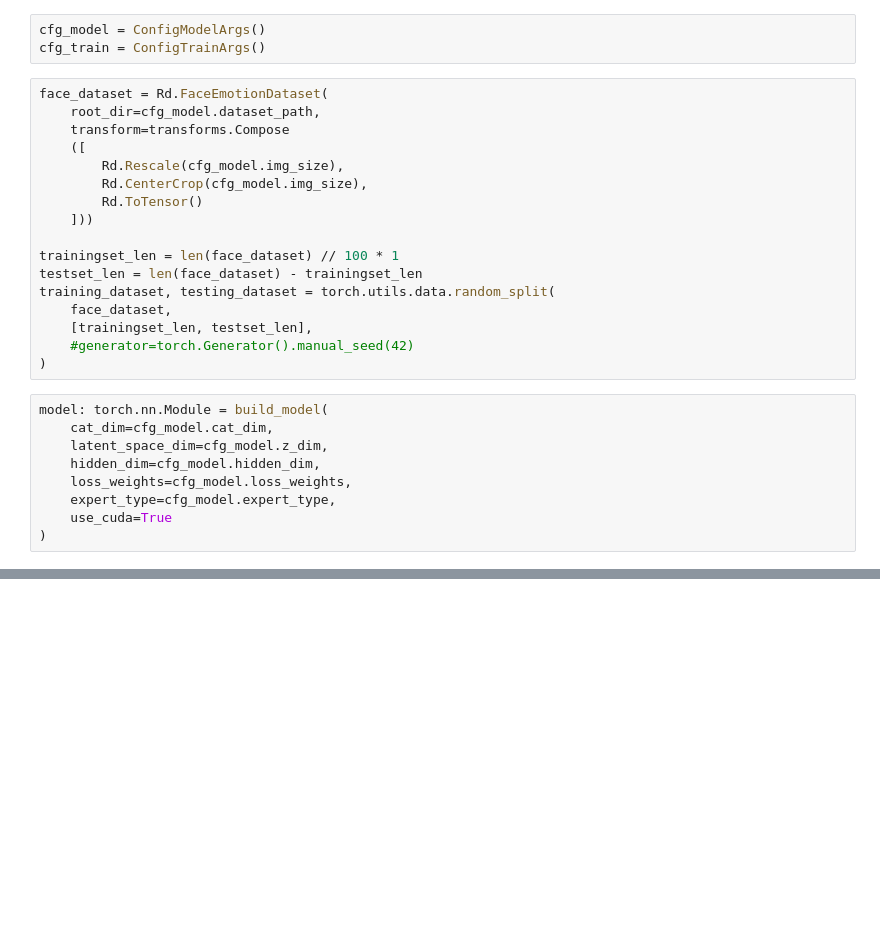
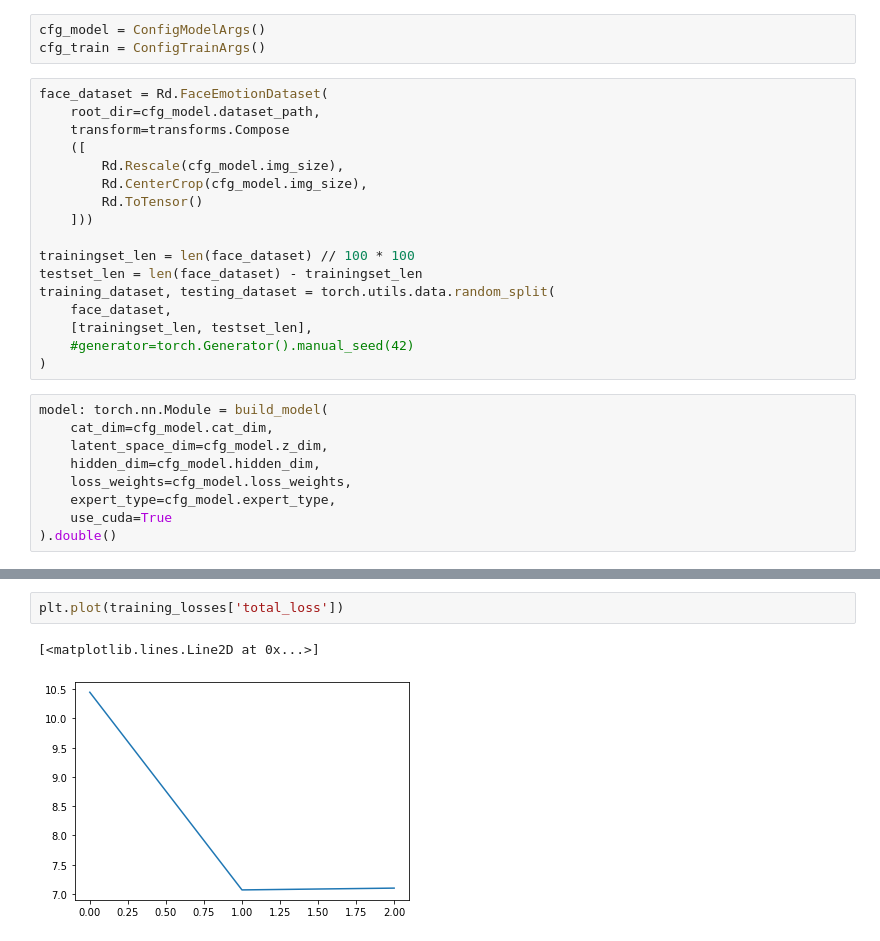
Before and after one commit to Ale-Ba2lero/Multimodal-Emotion-Analysis, a Jupyter notebook: src/mvae_torch/face_emotions_mvae_torch.ipynb, the cells around one changed output, grey strips where cells are left out. Cells and saved outputs as stored; diff of their text form; blank space fills up the shorter version.

```diff
--- a/src/mvae_torch/face_emotions_mvae_torch.ipynb
+++ b/src/mvae_torch/face_emotions_mvae_torch.ipynb
@@ -25,7 +25,7 @@ face_dataset = Rd.FaceEmotionDataset(
         Rd.ToTensor()
     ]))
 
-trainingset_len = len(face_dataset) // 100 * 1
+trainingset_len = len(face_dataset) // 100 * 100
 testset_len = len(face_dataset) - trainingset_len
 training_dataset, testing_dataset = torch.utils.data.random_split(
     face_dataset,
@@ -40,7 +40,7 @@ model: torch.nn.Module = build_model(
     loss_weights=cfg_model.loss_weights,
     expert_type=cfg_model.expert_type,
     use_cuda=True
-)
+).double()
 # %%
 training_losses = train(
     mvae_model=model,
@@ -60,0 +63,5 @@ RuntimeError: Input type (torch.cuda.DoubleTensor) and weight type (torch.cuda.F
+# %%
+plt.plot(training_losses['total_loss'])
+# %% [output]
+[<matplotlib.lines.Line2D at 0x...>]
+[figure, added]
```
Also changed, not shown: parts of 7 cells of this notebook, 4 other files.
